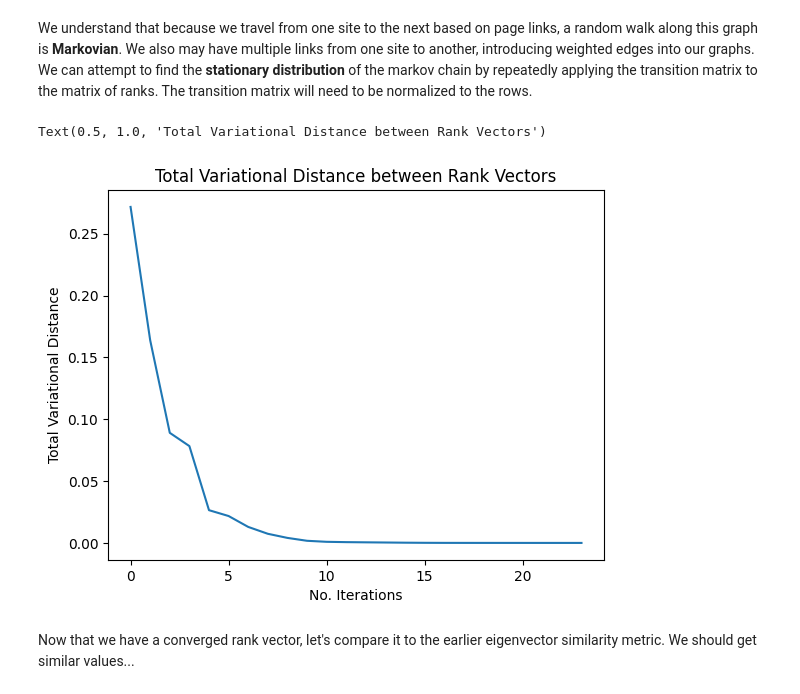
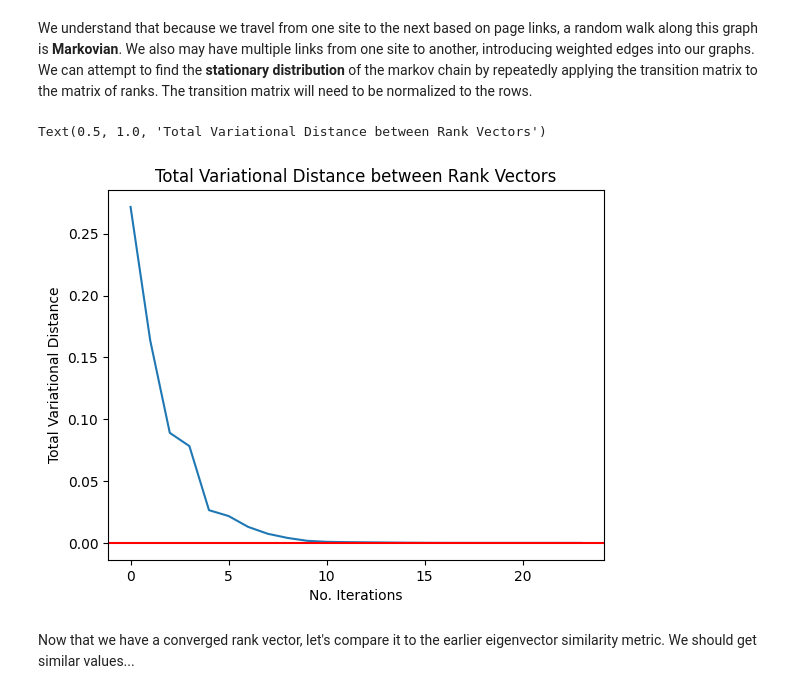
Before and after one commit to vviggyy/mc_pagerank, a Jupyter notebook: mc_pagerank.ipynb, the cells around one changed output. Saved outputs shown, nothing was run; the diff lists cells and outputs as text; code cells hidden in the pictures.

```diff
--- a/mc_pagerank.ipynb
+++ b/mc_pagerank.ipynb
@@ -111,8 +111,9 @@ eps = 1e-6 #threshold to mark convergence
 def update(ranks, g):
         adj = nx.to_numpy_array(g)
         assert len(ranks) == len(adj), "Distribution length must match number of nodes"
-        norm_adj = adj / adj.sum(axis=1, keepdims=True)
-        print("Divide by zero!!")
+        s = adj.sum(axis =1, keepdims = True)
+        s = np.where(s==0, 1, s) #replace 0s w 1s to avoid dividebyzero errors
+        norm_adj = adj / s
         return ranks @ norm_adj
 
 #return total variational distance
@@ -122,24 +123,25 @@ def tvd(prev_rank, curr_rank):
 # %%
 rank = np.full(n, 1/n)
 no_it = 0
 tvds = []
 tvd_it = eps + 1 #init above eps to enter loop
 
 #test convergence for connected example.
 while tvd_it > eps and no_it < 100:
     new_rank = update(rank, graph_ev)
     tvd_it = tvd(prev_rank=rank, curr_rank=new_rank)
     tvds.append(tvd_it) #keep track of tvds for plotting
     rank = new_rank
     no_it += 1
 
 plt.plot(np.arange(0, len(tvds), 1), np.array(tvds))
+plt.axhline(eps, color = "red")
 plt.xlabel("No. Iterations")
 plt.ylabel("Total Variational Distance")
 plt.title("Total Variational Distance between Rank Vectors")
 # %% [output]
 Text(0.5, 1.0, 'Total Variational Distance between Rank Vectors')
-[figure, old version]
+[figure, new version]
 # %% [markdown]
 Now that we have a converged rank vector, let's compare it to the earlier eigenvector similarity metric. We should get similar values...
 # %%
```
Also changed, not shown: parts of 13 cells of this notebook.
